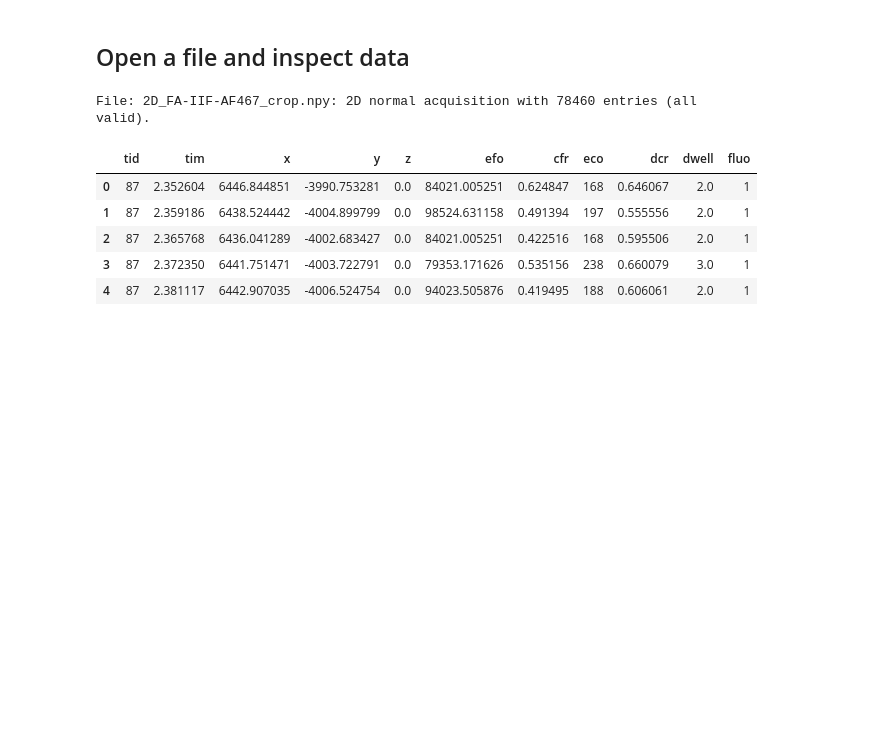
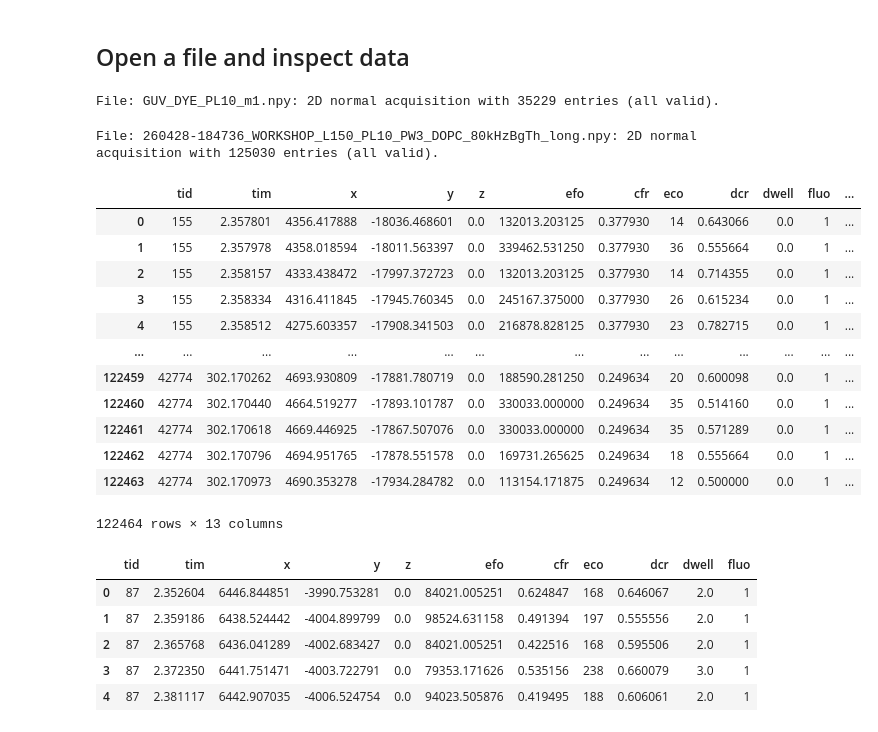
Before and after one commit to bsse-scf/pyMINFLUX, a Jupyter notebook: examples/processing.ipynb, the cells around one changed output. Cells and saved outputs as stored; diff of their text form; code cells hidden in the pictures; blank space fills up the shorter version.

```diff
--- a/examples/processing.ipynb
+++ b/examples/processing.ipynb
@@ -24,12 +26,34 @@ The complete pyMINFLUX API can be found on https://pyminflux.ethz.ch/api.
 # %%
 # Open a file
-reader = MinFluxReader("2D_FA-IIF-AF467_crop.npy")
+reader = MinFluxReader(call_file())
 reader
 # %% [output]
-File: 2D_FA-IIF-AF467_crop.npy: 2D normal acquisition with 78460 entries (all valid).
+File: GUV_DYE_PL10_m1.npy: 2D normal acquisition with 35229 entries (all valid).
+# %%
+# Open a file
+reader = MinFluxReaderV2(call_file())
+reader
+# %% [output]
+File: 260428-184736_WORKSHOP_L150_PL10_PW3_DOPC_80kHzBgTh_long.npy: 2D normal acquisition with 125030 entries (all valid).
 # %%
 # Set a processor on the reader
 processor = MinFluxProcessor(reader, min_trace_length=4)  # Drop short-lived traces
+# %%
+processor.dataset.processed_dataframe
+# %% [output]
+|  | tid | tim | x | y | z | efo | cfr | eco | dcr | dwell | fluo | ... |
+| 0 | 155 | 2.357801 | 4356.417888 | -18036.468601 | 0.0 | 132013.203125 | 0.377930 | 14 | 0.643066 | 0.0 | 1 | ... |
+| 1 | 155 | 2.357978 | 4358.018594 | -18011.563397 | 0.0 | 339462.531250 | 0.377930 | 36 | 0.555664 | 0.0 | 1 | ... |
+| 2 | 155 | 2.358157 | 4333.438472 | -17997.372723 | 0.0 | 132013.203125 | 0.377930 | 14 | 0.714355 | 0.0 | 1 | ... |
+| 3 | 155 | 2.358334 | 4316.411845 | -17945.760345 | 0.0 | 245167.375000 | 0.377930 | 26 | 0.615234 | 0.0 | 1 | ... |
+| 4 | 155 | 2.358512 | 4275.603357 | -17908.341503 | 0.0 | 216878.828125 | 0.377930 | 23 | 0.782715 | 0.0 | 1 | ... |
+| ... | ... | ... | ... | ... | ... | ... | ... | ... | ... | ... | ... | ... |
+| 122459 | 42774 | 302.170262 | 4693.930809 | -17881.780719 | 0.0 | 188590.281250 | 0.249634 | 20 | 0.600098 | 0.0 | 1 | ... |
+| 122460 | 42774 | 302.170440 | 4664.519277 | -17893.101787 | 0.0 | 330033.000000 | 0.249634 | 35 | 0.514160 | 0.0 | 1 | ... |
+| 122461 | 42774 | 302.170618 | 4669.446925 | -17867.507076 | 0.0 | 330033.000000 | 0.249634 | 35 | 0.571289 | 0.0 | 1 | ... |
+| 122462 | 42774 | 302.170796 | 4694.951765 | -17878.551578 | 0.0 | 169731.265625 | 0.249634 | 18 | 0.555664 | 0.0 | 1 | ... |
+| 122463 | 42774 | 302.170973 | 4690.353278 | -17934.284782 | 0.0 | 113154.171875 | 0.249634 | 12 | 0.500000 | 0.0 | 1 | ... |
+122464 rows × 13 columns
 # %%
 # Have a look at the data
 processor.filtered_dataframe.head()
```
Also changed, not shown: parts of 2 cells of this notebook.
